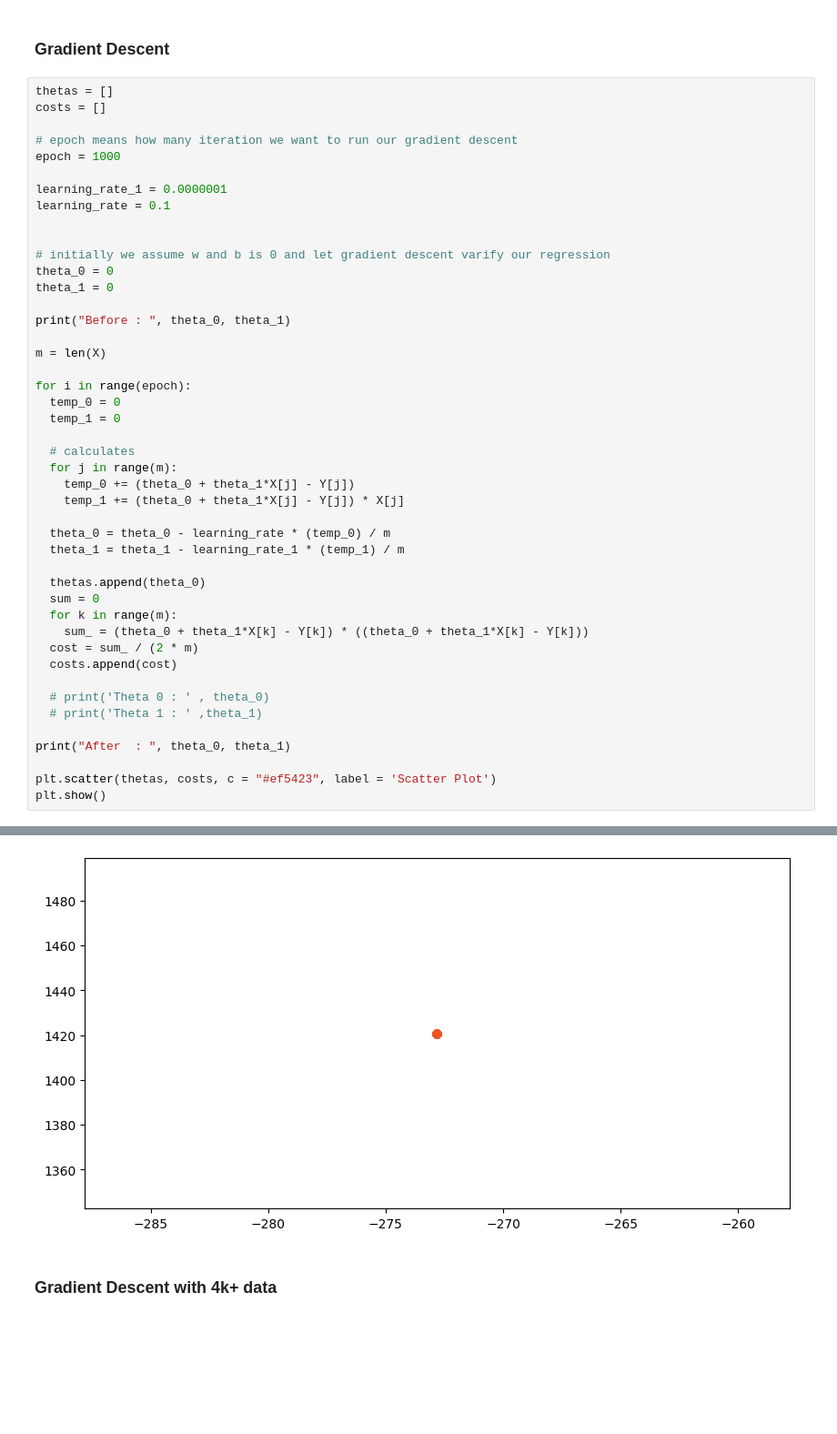
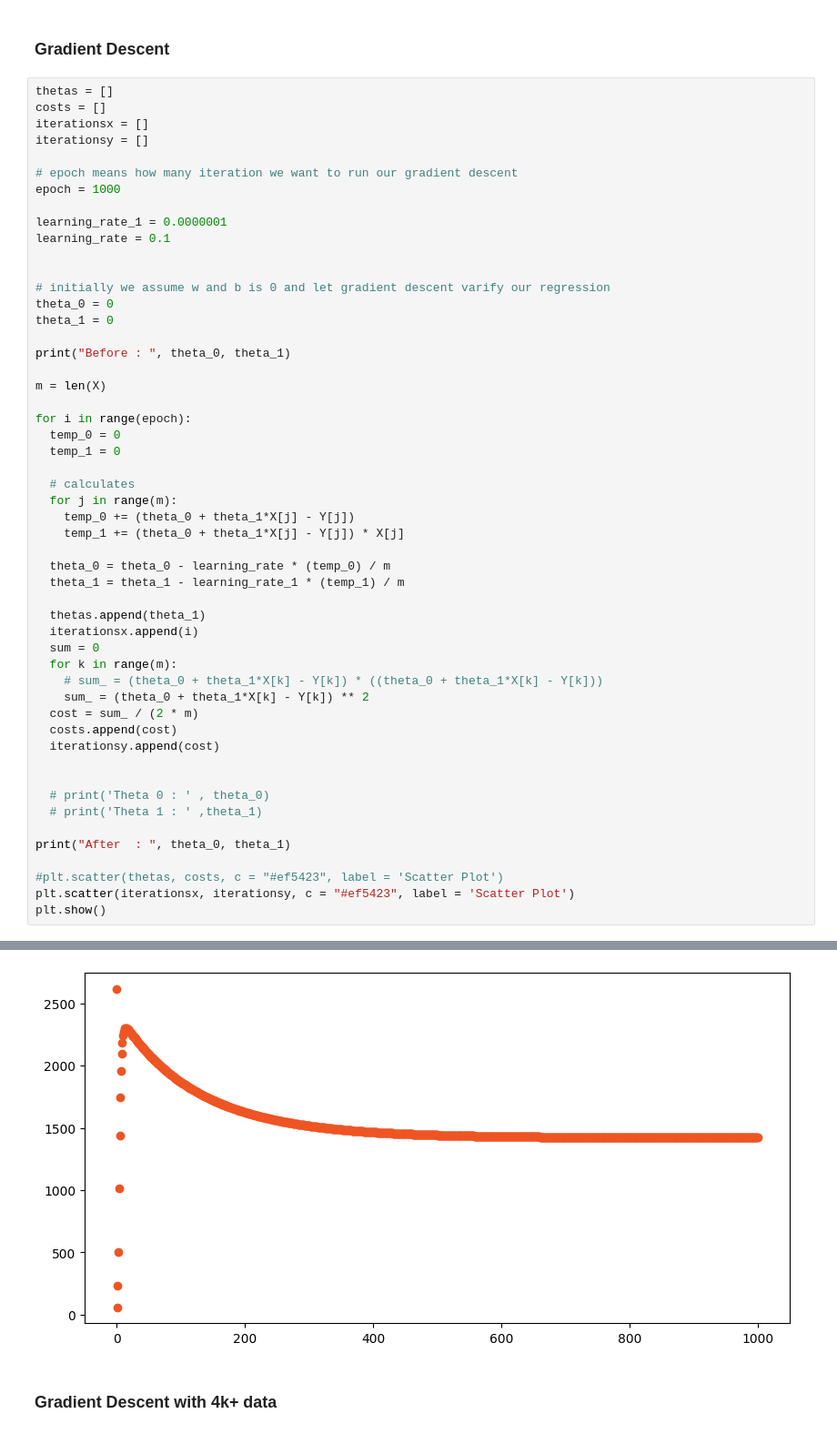
Before and after one commit to codermehraj/Machine-Learning-with-Python, a Jupyter notebook: Practice Codes/2. Labs/1. Linear Regression/Linear_Regression.ipynb, the cells around one changed output, grey strips where cells are left out. Shown at 91% size. Cells and saved outputs as stored; diff of their text form; blank space fills up the shorter version.

```diff
--- a/Practice Codes/2. Labs/1. Linear Regression/Linear_Regression.ipynb
+++ b/Practice Codes/2. Labs/1. Linear Regression/Linear_Regression.ipynb
@@ -87,6 +87,8 @@ Minimum X is :  900
 # %%
 thetas = []
 costs = []
+iterationsx = []
+iterationsy = []
 
 # epoch means how many iteration we want to run our gradient descent
 epoch = 1000
@@ -115,18 +117,23 @@ for i in range(epoch):
   theta_0 = theta_0 - learning_rate * (temp_0) / m
   theta_1 = theta_1 - learning_rate_1 * (temp_1) / m
 
-  thetas.append(theta_0)
+  thetas.append(theta_1)
+  iterationsx.append(i)
   sum = 0
   for k in range(m):
-    sum_ = (theta_0 + theta_1*X[k] - Y[k]) * ((theta_0 + theta_1*X[k] - Y[k]))
+    # sum_ = (theta_0 + theta_1*X[k] - Y[k]) * ((theta_0 + theta_1*X[k] - Y[k]))
+    sum_ = (theta_0 + theta_1*X[k] - Y[k]) ** 2
   cost = sum_ / (2 * m)
   costs.append(cost)
+  iterationsy.append(cost)
+
 
   # print('Theta 0 : ' , theta_0)
   # print('Theta 1 : ' ,theta_1)
 
 print("After  : ", theta_0, theta_1)
 
-plt.scatter(thetas, costs, c = "#ef5423", label = 'Scatter Plot')
+#plt.scatter(thetas, costs, c = "#ef5423", label = 'Scatter Plot')
+plt.scatter(iterationsx, iterationsy, c = "#ef5423", label = 'Scatter Plot')
 plt.show()
 # %% [output]
@@ -135,4 +142,4 @@ After  :  -272.8092307692307 0.5425615384615384
-[figure, old version]
+[figure, new version]
 # %% [markdown]
 ### **Gradient Descent with 4k+ data**
 # %%
```
Also changed, not shown: parts of 10 cells of this notebook.
